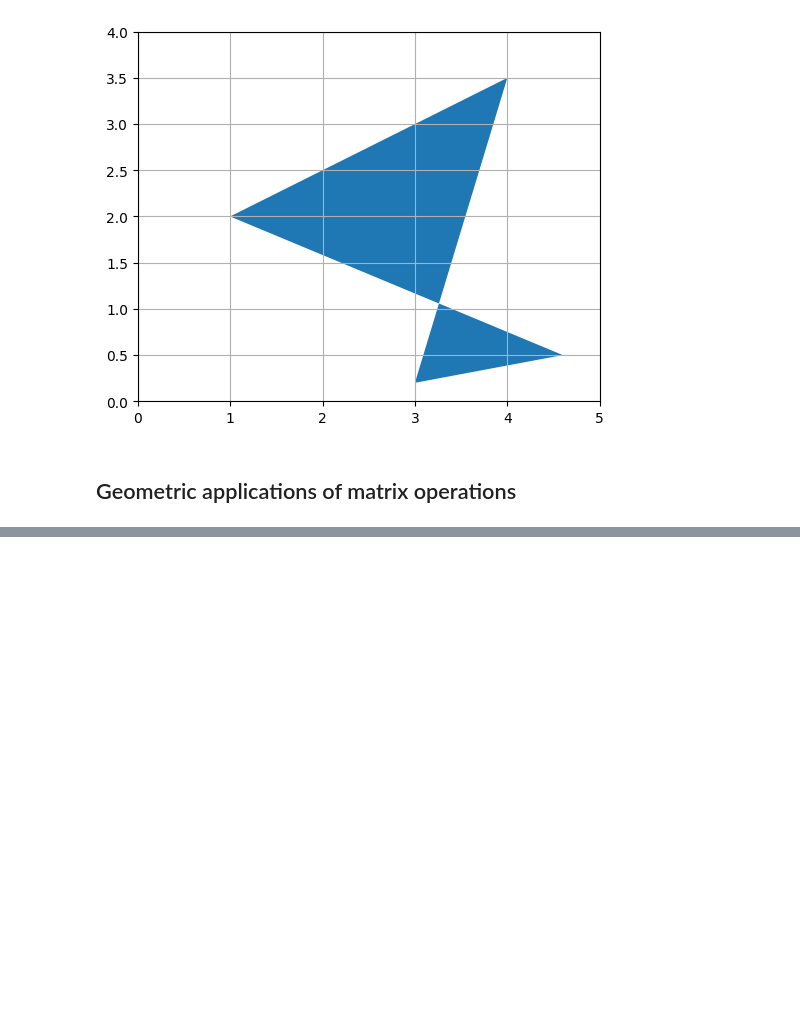
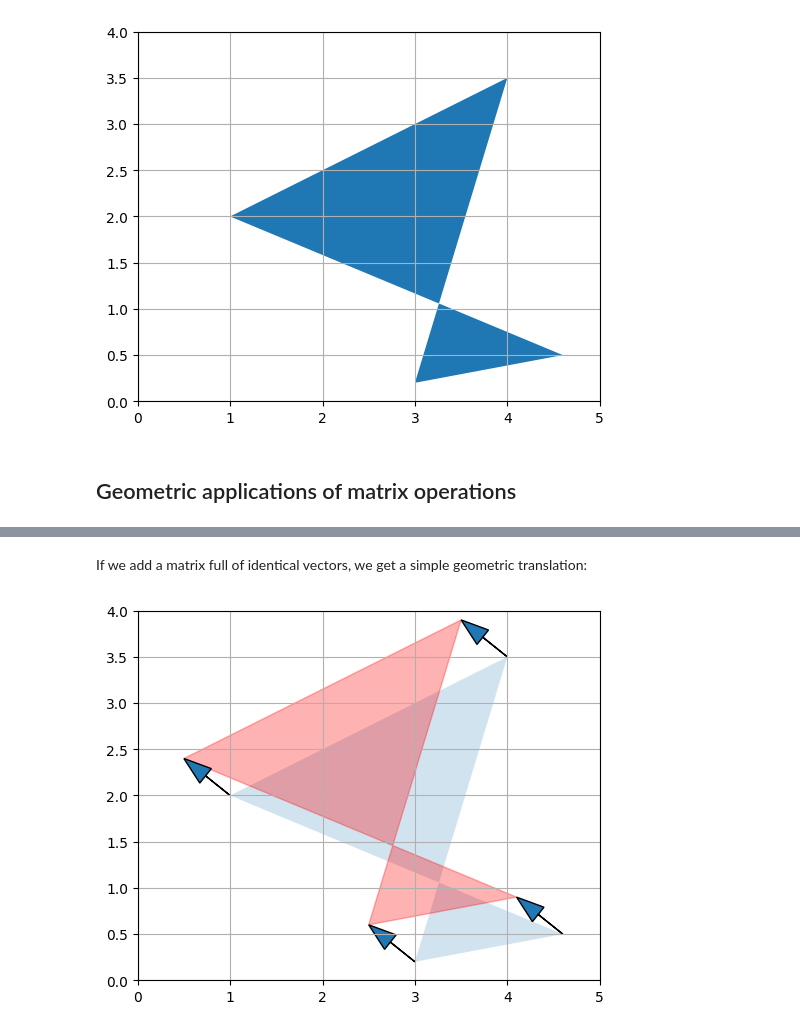
Before and after one commit to badiibayoudh/Machine-learning, a Jupyter notebook: linear_algebra.ipynb, the cells around one changed output, grey strips where cells are left out. Cells and saved outputs as stored; diff of their text form; code cells hidden in the pictures; blank space fills up the shorter version.

```diff
--- a/linear_algebra.ipynb
+++ b/linear_algebra.ipynb
@@ -474,0 +506,20 @@ plt.show()
+# %% [markdown]
+If we add a matrix full of identical vectors, we get a simple geometric translation:
+# %%
+H2 = np.array([
+        [-0.5, -0.5, -0.5, -0.5],
+        [ 0.4,  0.4,  0.4,  0.4]
+    ])
+P_translated = P + H2
+
+plt.gca().add_artist(Polygon(P.T, alpha=0.2))
+plt.gca().add_artist(Polygon(P_translated.T, alpha=0.3, color="r"))
+for vector, origin in zip(H2.T, P.T):
+    plot_vector2d(vector, origin=origin)
+
+plt.axis([0, 5, 0, 4])
+plt.gca().set_aspect("equal")
+plt.grid()
+plt.show()
+# %% [output]
+[figure, added]
```
Also changed, not shown: parts of 24 cells of this notebook.
